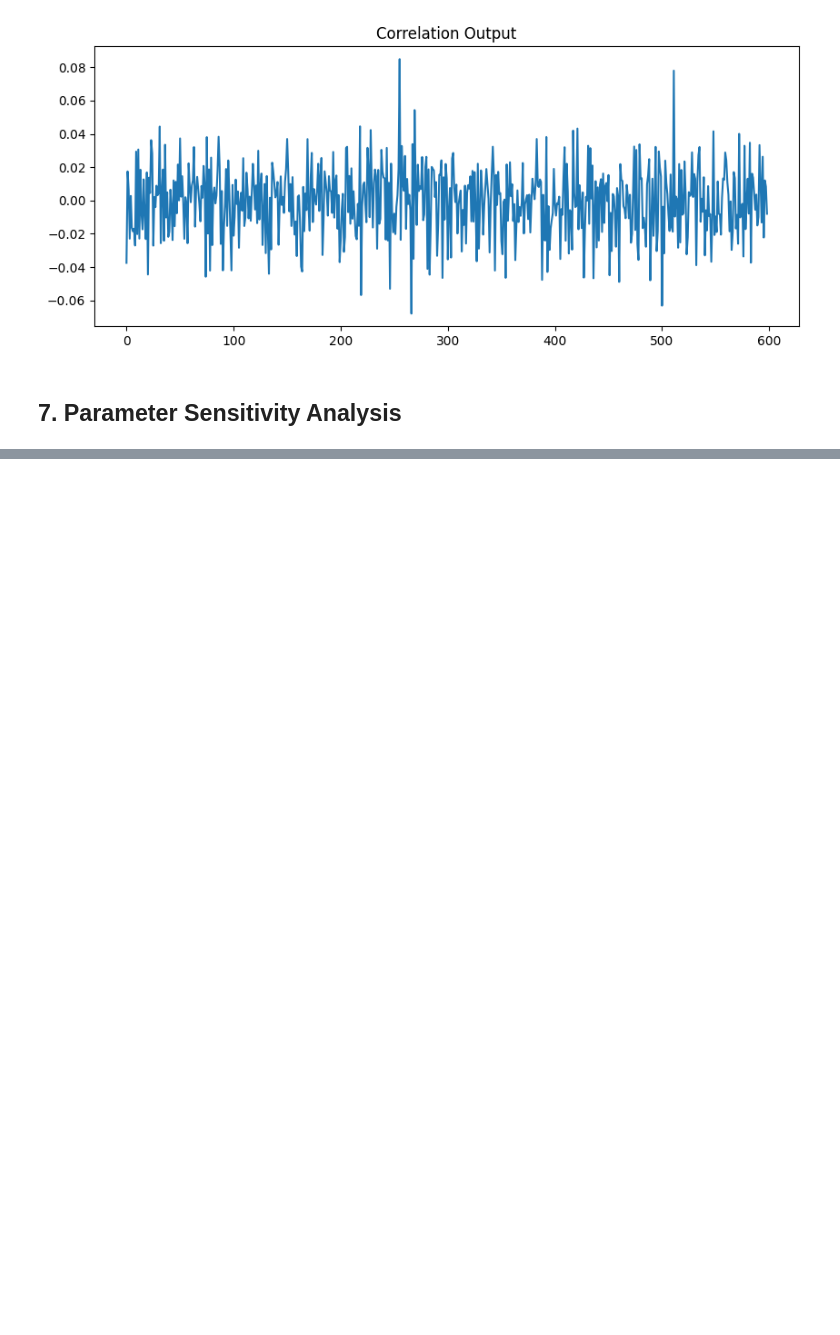
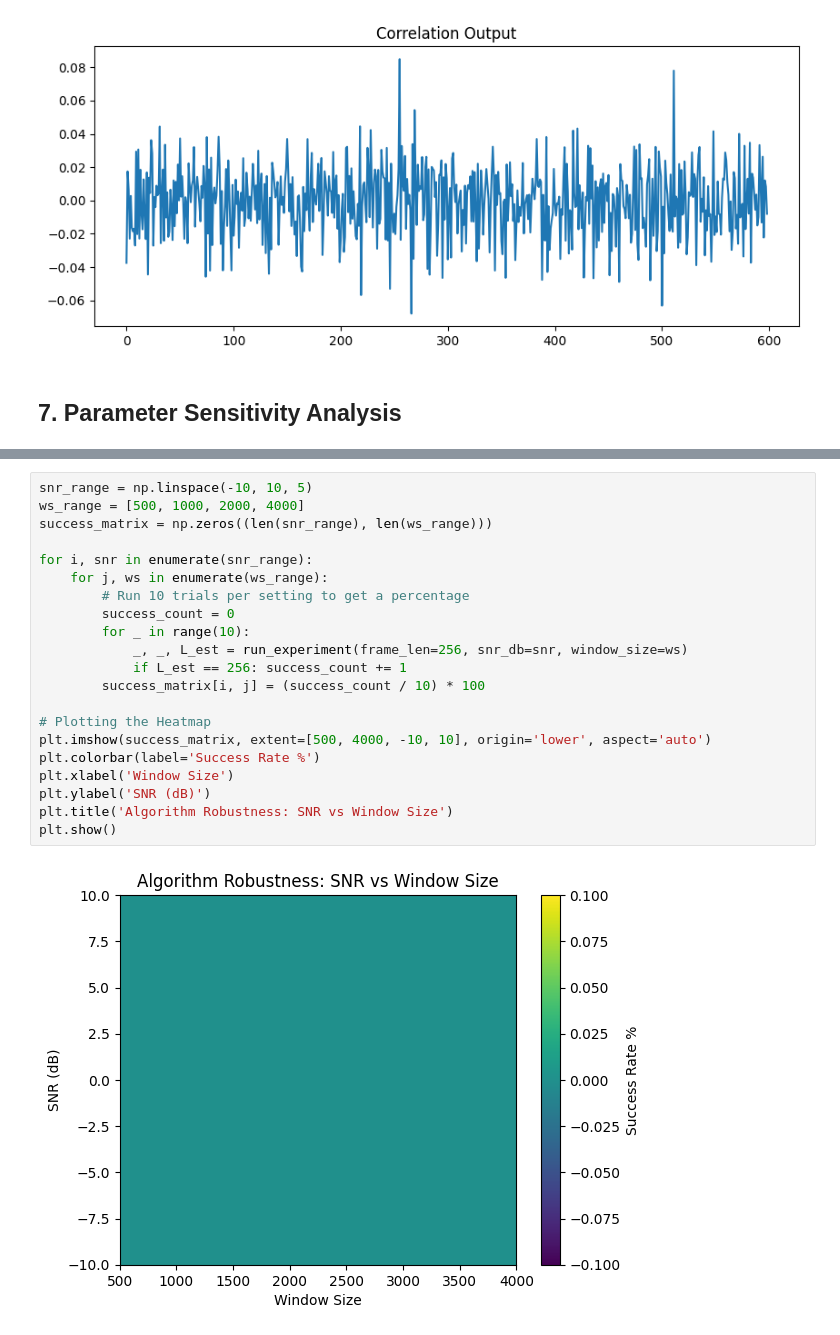
Before and after one commit to Fontiegow/UT-Master-of-AI, a Jupyter notebook: Thiesis/BlindFrameRecognation/BFR2.ipynb, the cells around one changed output, grey strips where cells are left out. Drawn from its saved outputs; the diff is of its cells as text; blank space fills up the shorter version.

```diff
--- a/Thiesis/BlindFrameRecognation/BFR2.ipynb
+++ b/Thiesis/BlindFrameRecognation/BFR2.ipynb
@@ -238,0 +262,23 @@ Window Size vs Estimated Frame Length:
+# %%
+snr_range = np.linspace(-10, 10, 5)
+ws_range = [500, 1000, 2000, 4000]
+success_matrix = np.zeros((len(snr_range), len(ws_range)))
+
+for i, snr in enumerate(snr_range):
+    for j, ws in enumerate(ws_range):
+        # Run 10 trials per setting to get a percentage
+        success_count = 0
+        for _ in range(10):
+            _, _, L_est = run_experiment(frame_len=256, snr_db=snr, window_size=ws)
+            if L_est == 256: success_count += 1
+        success_matrix[i, j] = (success_count / 10) * 100
+
+# Plotting the Heatmap
+plt.imshow(success_matrix, extent=[500, 4000, -10, 10], origin='lower', aspect='auto')
+plt.colorbar(label='Success Rate %')
+plt.xlabel('Window Size')
+plt.ylabel('SNR (dB)')
+plt.title('Algorithm Robustness: SNR vs Window Size')
+plt.show()
+# %% [output]
+[figure, added]
```
Also changed, not shown: parts of 3 cells of this notebook.
